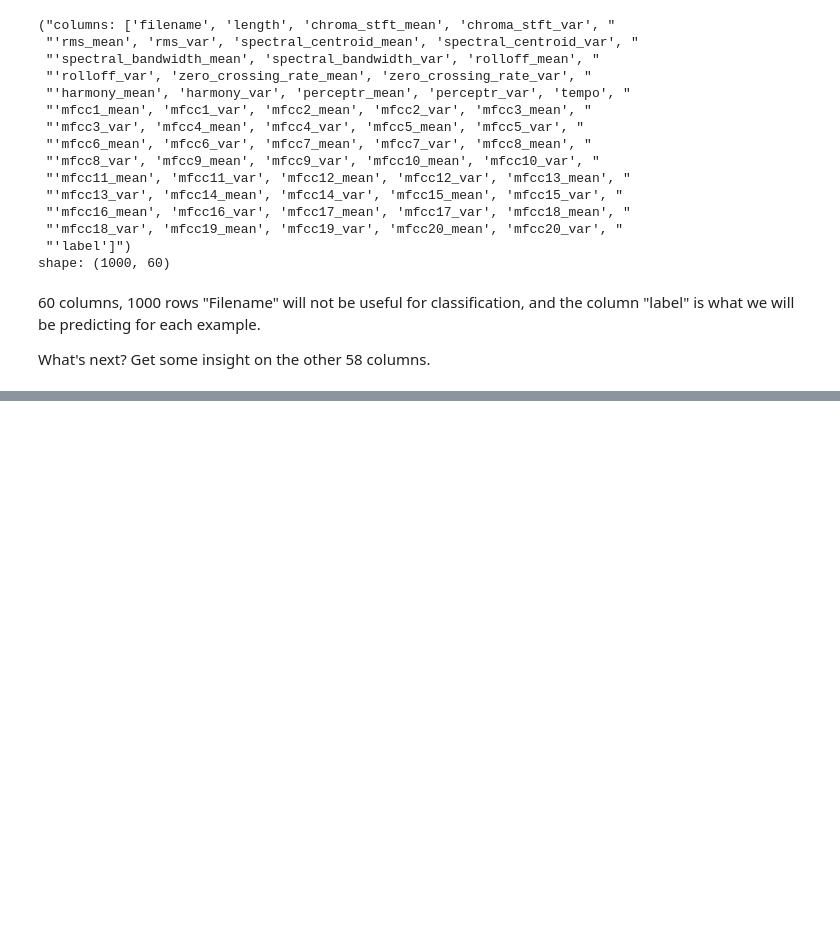
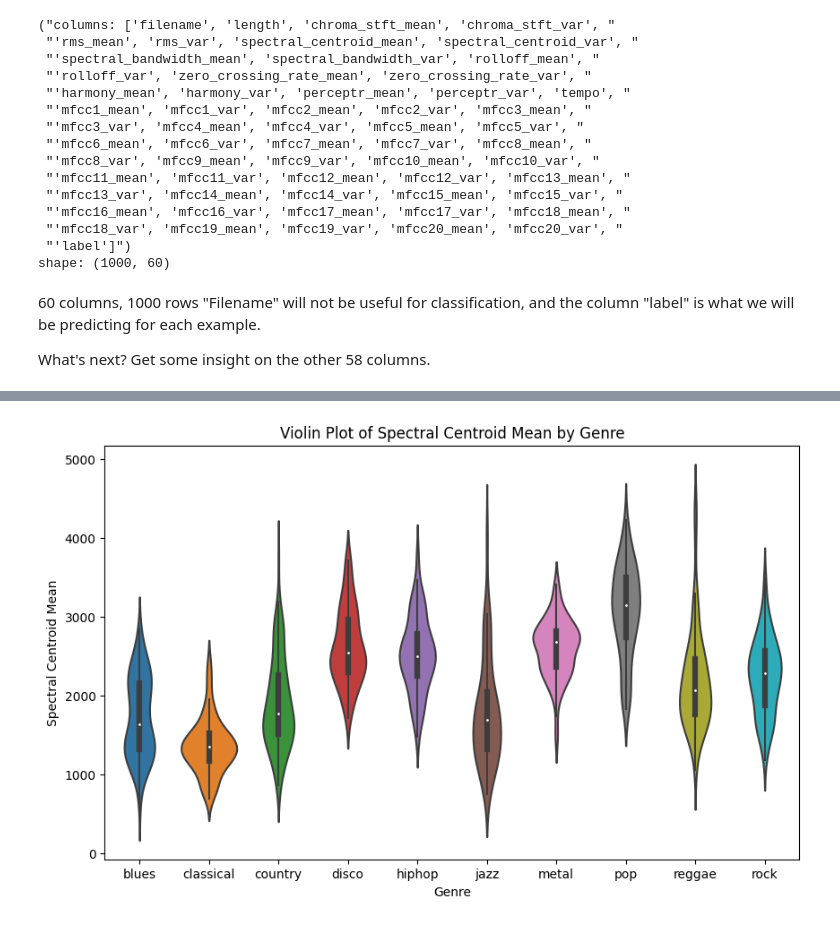
Before and after one commit to anuj-thakkar/MusicGenreClassification, a Jupyter notebook: eda.ipynb, the cells around one changed output, grey strips where cells are left out. Cells and saved outputs as stored; diff of their text form; code cells hidden in the pictures; blank space fills up the shorter version.

```diff
--- a/eda.ipynb
+++ b/eda.ipynb
@@ -116,0 +189,11 @@ plt.show()
+# %%
+
+# Create a violin plot
+plt.figure(figsize=(10, 6))
+sns.violinplot(x='label', y='spectral_centroid_mean', data=df)
+plt.xlabel('Genre')
+plt.ylabel('Spectral Centroid Mean')
+plt.title('Violin Plot of Spectral Centroid Mean by Genre')
+plt.show()
+# %% [output]
+[figure, added]
```
Also changed, not shown: parts of 10 cells of this notebook.
